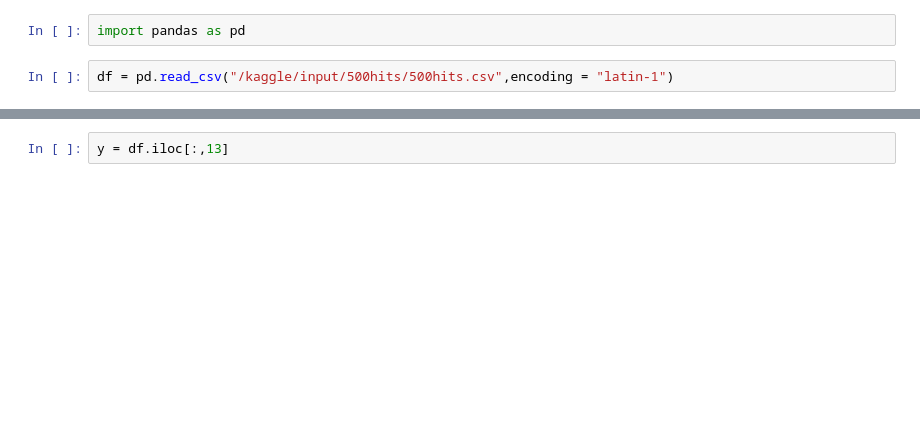
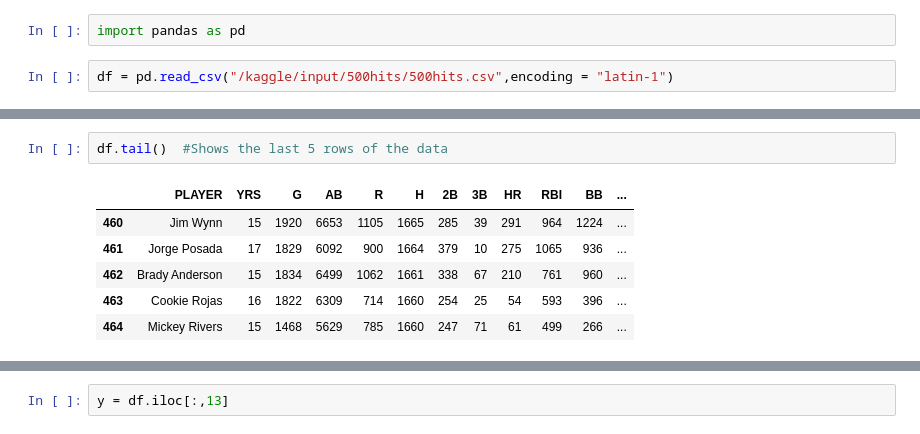
Before and after one commit to krupa2002/Machine_Learning_Krupa, a Jupyter notebook: decision-tree-krupa-01.ipynb, the cells around one changed output, grey strips where cells are left out. Cells and saved outputs as stored; diff of their text form; blank space fills up the shorter version.

```diff
--- a/decision-tree-krupa-01.ipynb
+++ b/decision-tree-krupa-01.ipynb
@@ -15,0 +26,9 @@ df.head()
+# %%
+df.tail()  #Shows the last 5 rows of the data
+# %% [output]
+|  | PLAYER | YRS | G | AB | R | H | 2B | 3B | HR | RBI | BB | ... |
+| 460 | Jim Wynn | 15 | 1920 | 6653 | 1105 | 1665 | 285 | 39 | 291 | 964 | 1224 | ... |
+| 461 | Jorge Posada | 17 | 1829 | 6092 | 900 | 1664 | 379 | 10 | 275 | 1065 | 936 | ... |
+| 462 | Brady Anderson | 15 | 1834 | 6499 | 1062 | 1661 | 338 | 67 | 210 | 761 | 960 | ... |
+| 463 | Cookie Rojas | 16 | 1822 | 6309 | 714 | 1660 | 254 | 25 | 54 | 593 | 396 | ... |
+| 464 | Mickey Rivers | 15 | 1468 | 5629 | 785 | 1660 | 247 | 71 | 61 | 499 | 266 | ... |
```
Also changed, not shown: parts of 62 cells of this notebook.
